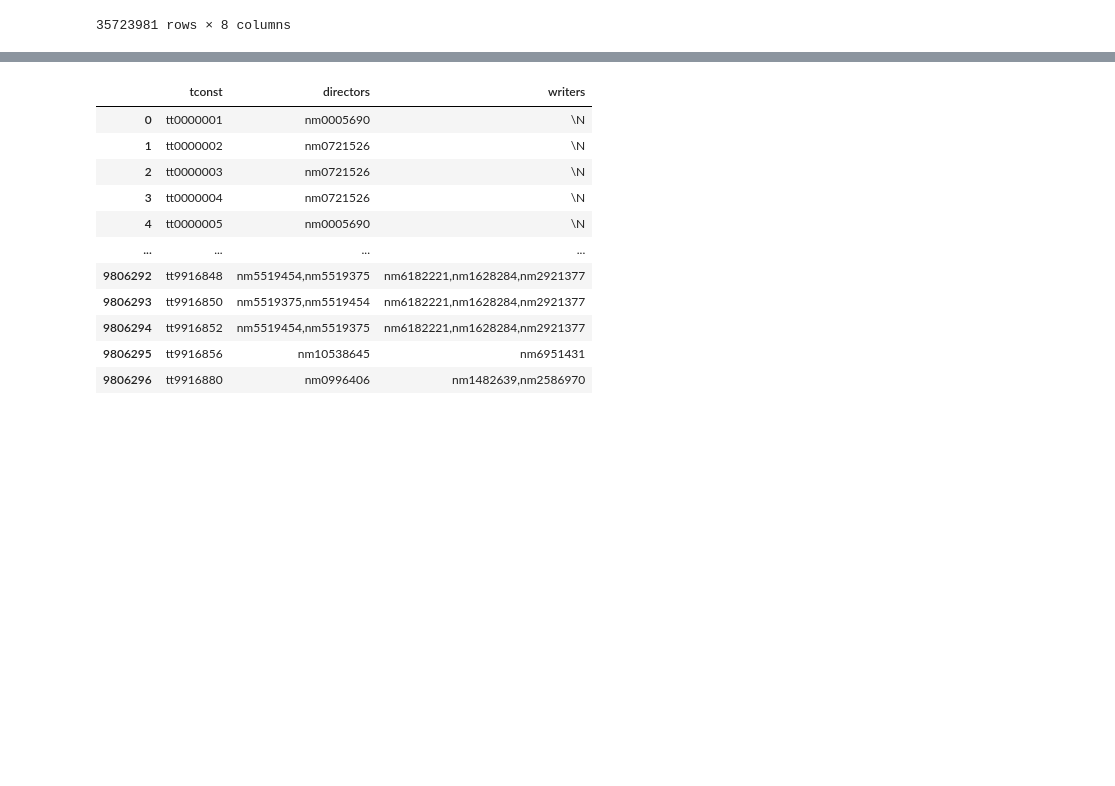
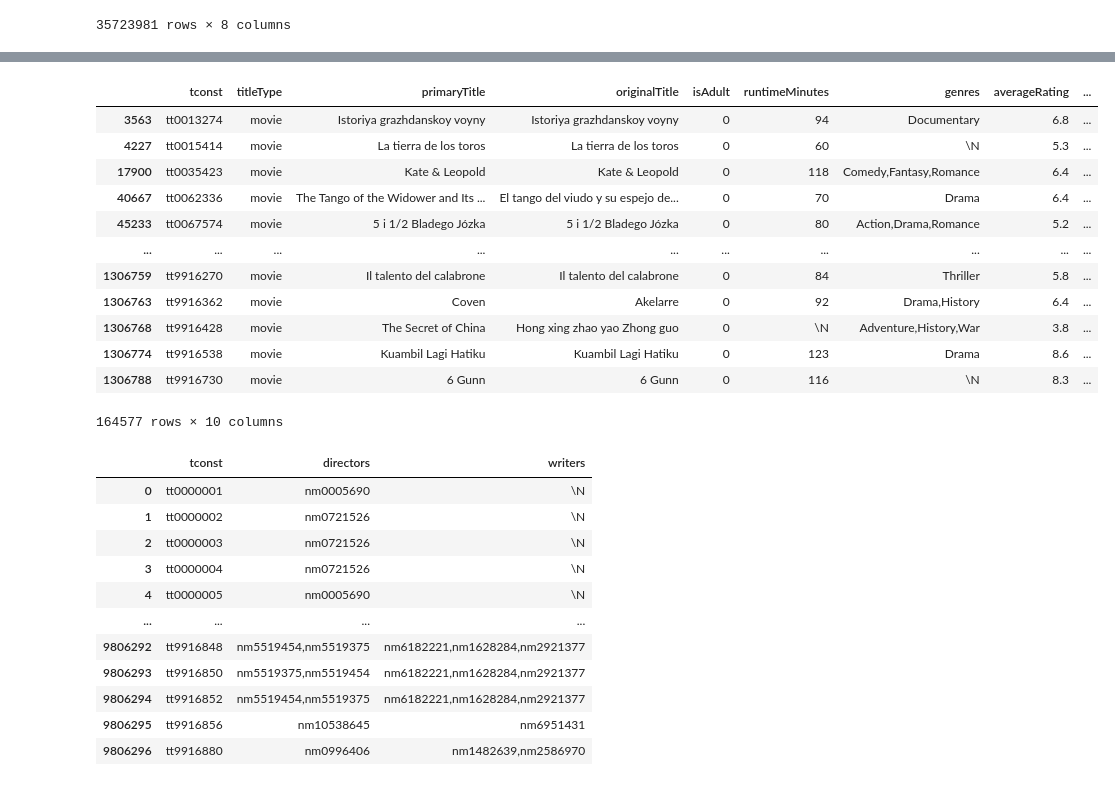
Before and after one commit to RuiVelho/My-movie-review-prediction, a Jupyter notebook: Discover.ipynb, the cells around one changed output, grey strips where cells are left out. Saved outputs shown, nothing was run; the diff lists cells and outputs as text; code cells hidden in the pictures; blank space fills up the shorter version.

```diff
--- a/Discover.ipynb
+++ b/Discover.ipynb
@@ -76,0 +83,7 @@ title_df3
+# %%
+#re.findall("\N" ,title_df3['startYear'])
+title_df3['startYear'].replace(r'\N', 0, inplace=True)#.value_counts()/title_df3.shape[0]*100
+#title_df3['startYear'].value_counts()
+
+title_df3['startYear_int']=title_df3['startYear'].astype(int)
+title_df3.info()
@@ -76,0 +110,7 @@ title_df3
+# %%
+title_df3=title_df3[title_df3['startYear_int']>=2000]
+# %%
+title_df3=title_df3.loc[(title_df3['titleType']=='movie')]#.value_counts()
+print(title_df3.shape)
+
+title_df3['genres'].value_counts()/title_df3.shape[0]*100
@@ -76,0 +131,16 @@ title_df3
+# %%
+title_df3.drop(columns=['startYear', 'endYear'], inplace= True)
+# %% [output]
+|  | tconst | titleType | primaryTitle | originalTitle | isAdult | runtimeMinutes | genres | averageRating | ... |
+| 3563 | tt0013274 | movie | Istoriya grazhdanskoy voyny | Istoriya grazhdanskoy voyny | 0 | 94 | Documentary | 6.8 | ... |
+| 4227 | tt0015414 | movie | La tierra de los toros | La tierra de los toros | 0 | 60 | \N | 5.3 | ... |
+| 17900 | tt0035423 | movie | Kate & Leopold | Kate & Leopold | 0 | 118 | Comedy,Fantasy,Romance | 6.4 | ... |
+| 40667 | tt0062336 | movie | The Tango of the Widower and Its ... | El tango del viudo y su espejo de... | 0 | 70 | Drama | 6.4 | ... |
+| 45233 | tt0067574 | movie | 5 i 1/2 Bladego Józka | 5 i 1/2 Bladego Józka | 0 | 80 | Action,Drama,Romance | 5.2 | ... |
+| ... | ... | ... | ... | ... | ... | ... | ... | ... | ... |
+| 1306759 | tt9916270 | movie | Il talento del calabrone | Il talento del calabrone | 0 | 84 | Thriller | 5.8 | ... |
+| 1306763 | tt9916362 | movie | Coven | Akelarre | 0 | 92 | Drama,History | 6.4 | ... |
+| 1306768 | tt9916428 | movie | The Secret of China | Hong xing zhao yao Zhong guo | 0 | \N | Adventure,History,War | 3.8 | ... |
+| 1306774 | tt9916538 | movie | Kuambil Lagi Hatiku | Kuambil Lagi Hatiku | 0 | 123 | Drama | 8.6 | ... |
+| 1306788 | tt9916730 | movie | 6 Gunn | 6 Gunn | 0 | 116 | \N | 8.3 | ... |
+164577 rows × 10 columns
```
Also changed, not shown: parts of 8 cells of this notebook, 3 other files.
